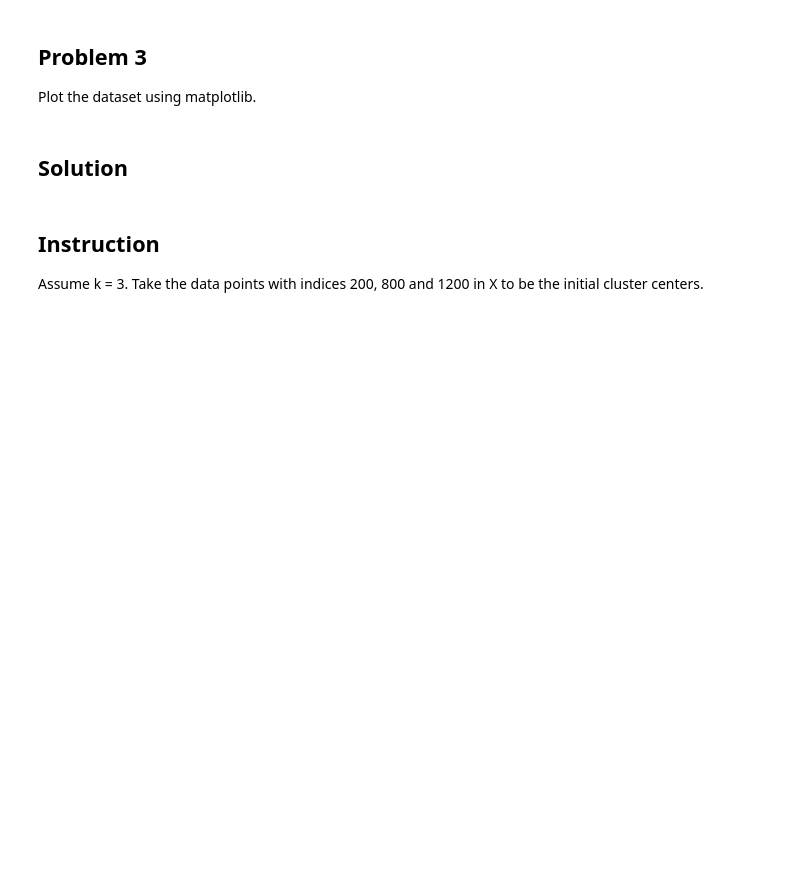
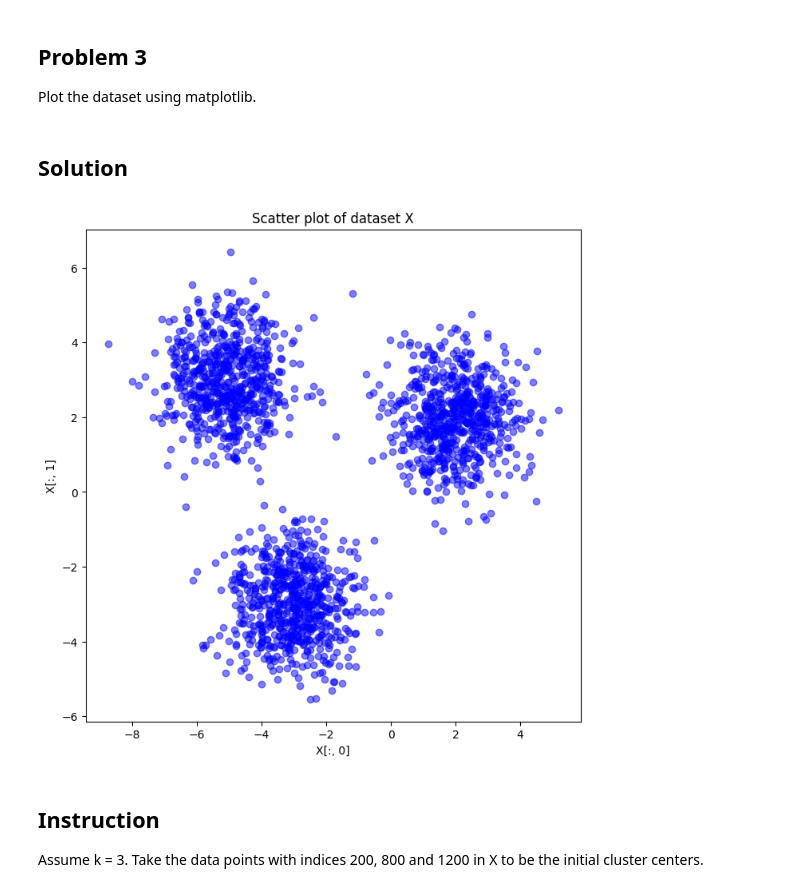
Before and after one commit to Shankjbs571/Machine-Learning-Techniques, a Jupyter notebook: week3_prog_assignment_ques.ipynb, the cells around one changed output. Cells and saved outputs as stored; diff of their text form; code cells hidden in the pictures; blank space fills up the shorter version.

Commit message:
Shape of sample and features and plot

```diff
--- a/week3_prog_assignment_ques.ipynb
+++ b/week3_prog_assignment_ques.ipynb
@@ -47,3 +49,13 @@ Plot the dataset using matplotlib.
+# %%
+# Enter your solution here from shankjbs
+plt.figure(figsize=(8,8))
+plt.scatter(X[:,0],X[:,1],c="b",alpha=0.5)
+plt.title('Scatter plot of dataset X')
+plt.xlabel('X[:, 0]')
+plt.ylabel('X[:, 1]')
+plt.show()
+# %% [output]
+[figure, added]
 # %% [markdown]
 ## Instruction
 
```
Also changed, not shown: parts of 5 cells of this notebook.
